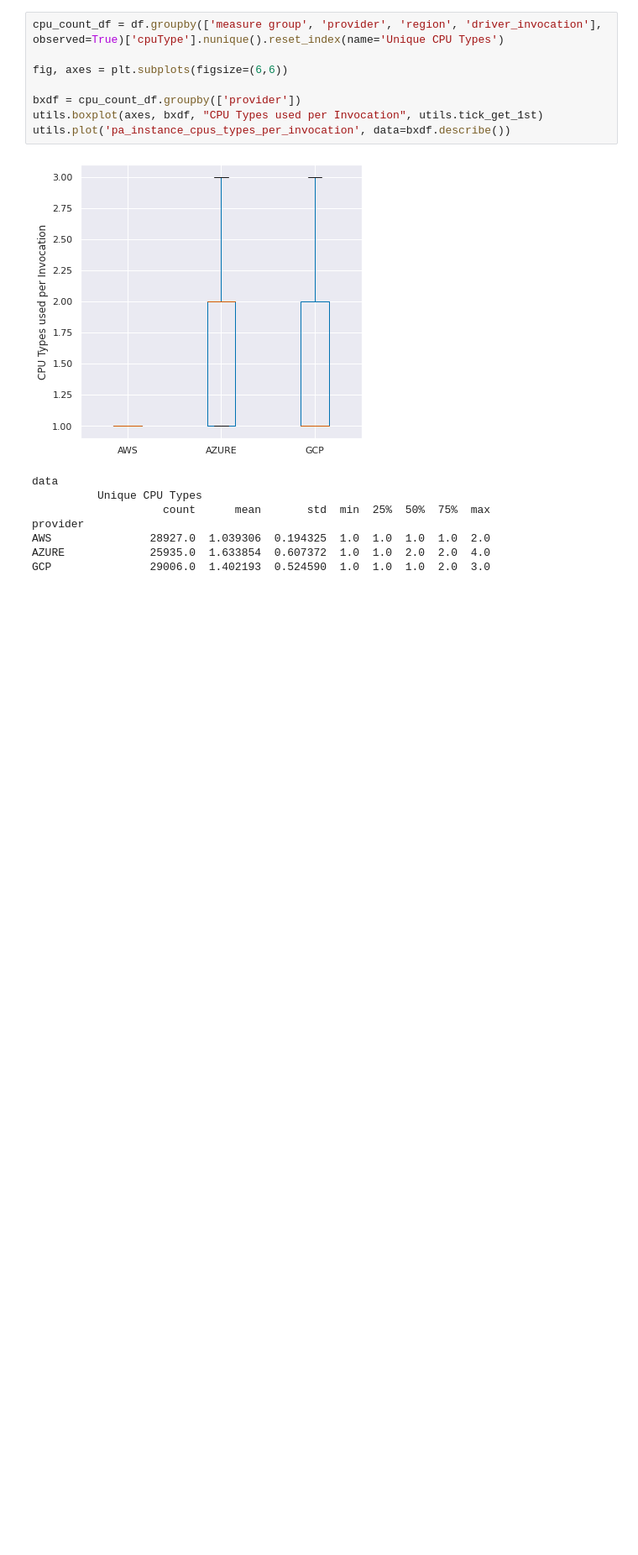
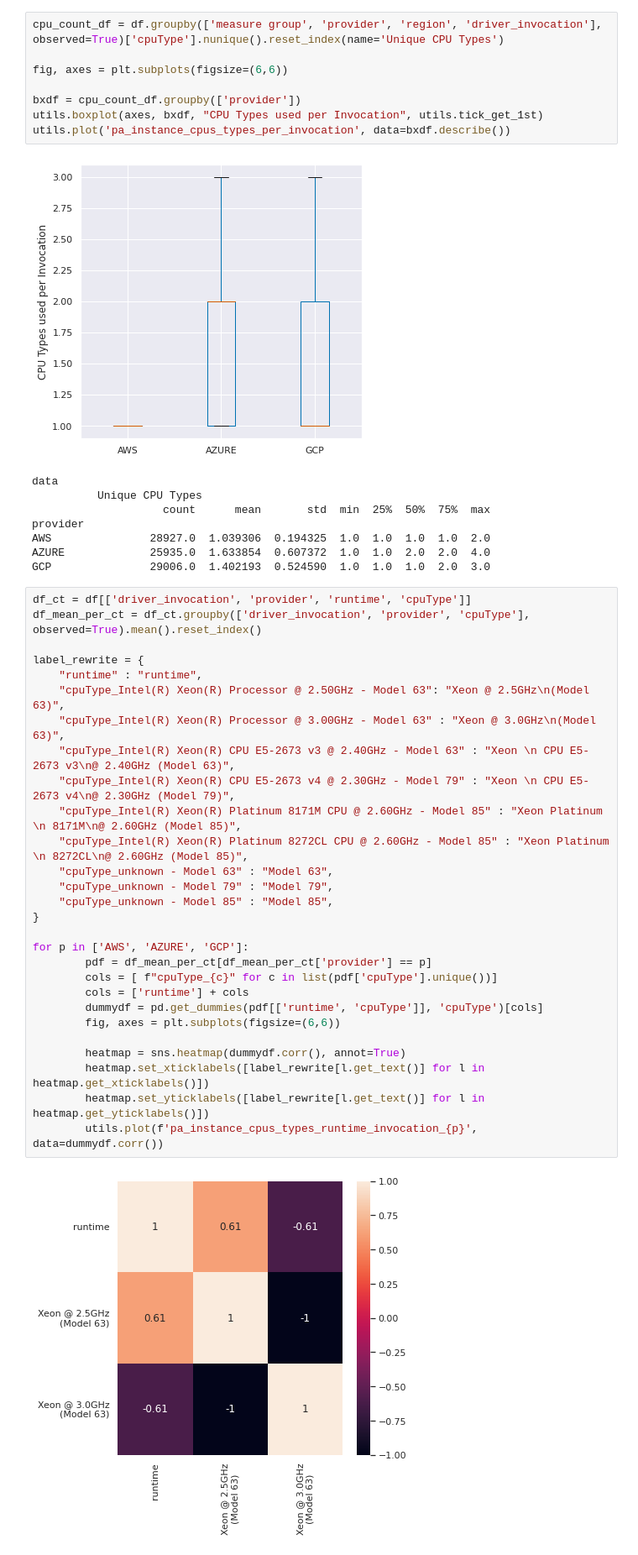
Before and after one commit to l8518/geot-faas, a Jupyter notebook: 020_provider_analysis_instances.ipynb, the cells around one changed output. Shown at 84% size. Cells and saved outputs as stored; diff of their text form; blank space fills up the shorter version.

Commit message:
Add new plots - corr plots - first idea on measurement analysis

```diff
--- a/020_provider_analysis_instances.ipynb
+++ b/020_provider_analysis_instances.ipynb
@@ -106,3 +106,33 @@ provider
 AWS               28927.0  1.039306  0.194325  1.0  1.0  1.0  1.0  2.0
 AZURE             25935.0  1.633854  0.607372  1.0  1.0  2.0  2.0  4.0
 GCP               29006.0  1.402193  0.524590  1.0  1.0  1.0  2.0  3.0
+# %%
+df_ct = df[['driver_invocation', 'provider', 'runtime', 'cpuType']]
+df_mean_per_ct = df_ct.groupby(['driver_invocation', 'provider', 'cpuType'], observed=True).mean().reset_index()
+
+label_rewrite = {
+    "runtime" : "runtime",
+    "cpuType_Intel(R) Xeon(R) Processor @ 2.50GHz - Model 63": "Xeon @ 2.5GHz\n(Model 63)",
+    "cpuType_Intel(R) Xeon(R) Processor @ 3.00GHz - Model 63" : "Xeon @ 3.0GHz\n(Model 63)",
+    "cpuType_Intel(R) Xeon(R) CPU E5-2673 v3 @ 2.40GHz - Model 63" : "Xeon \n CPU E5-2673 v3\n@ 2.40GHz (Model 63)",
+    "cpuType_Intel(R) Xeon(R) CPU E5-2673 v4 @ 2.30GHz - Model 79" : "Xeon \n CPU E5-2673 v4\n@ 2.30GHz (Model 79)",
+    "cpuType_Intel(R) Xeon(R) Platinum 8171M CPU @ 2.60GHz - Model 85" : "Xeon Platinum \n 8171M\n@ 2.60GHz (Model 85)",
+    "cpuType_Intel(R) Xeon(R) Platinum 8272CL CPU @ 2.60GHz - Model 85" : "Xeon Platinum \n 8272CL\n@ 2.60GHz (Model 85)",
+    "cpuType_unknown - Model 63" : "Model 63",
+    "cpuType_unknown - Model 79" : "Model 79",
+    "cpuType_unknown - Model 85" : "Model 85",
+}
+
+for p in ['AWS', 'AZURE', 'GCP']:
+        pdf = df_mean_per_ct[df_mean_per_ct['provider'] == p]
+        cols = [ f"cpuType_{c}" for c in list(pdf['cpuType'].unique())]
+        cols = ['runtime'] + cols
+        dummydf = pd.get_dummies(pdf[['runtime', 'cpuType']], 'cpuType')[cols]
+        fig, axes = plt.subplots(figsize=(6,6))
+
+        heatmap = sns.heatmap(dummydf.corr(), annot=True)
+        heatmap.set_xticklabels([label_rewrite[l.get_text()] for l in heatmap.get_xticklabels()])
+        heatmap.set_yticklabels([label_rewrite[l.get_text()] for l in heatmap.get_yticklabels()])
+        utils.plot(f'pa_instance_cpus_types_runtime_invocation_{p}', data=dummydf.corr())
+# %% [output]
+[figure, added]
```
Also changed, not shown: parts of 1 cell of this notebook, 11 other files.
